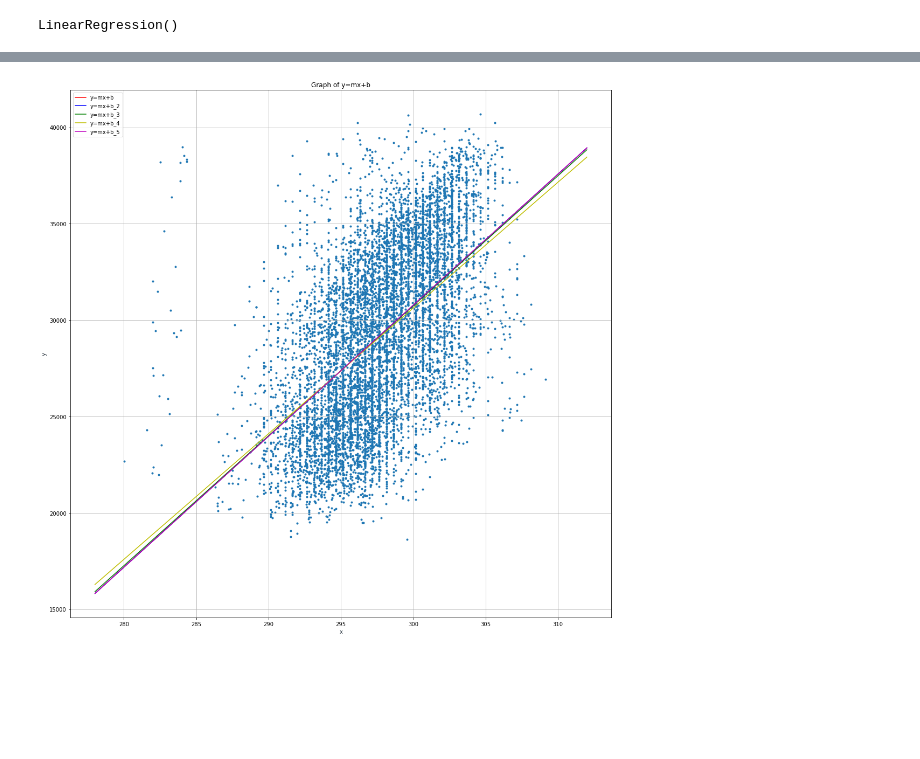
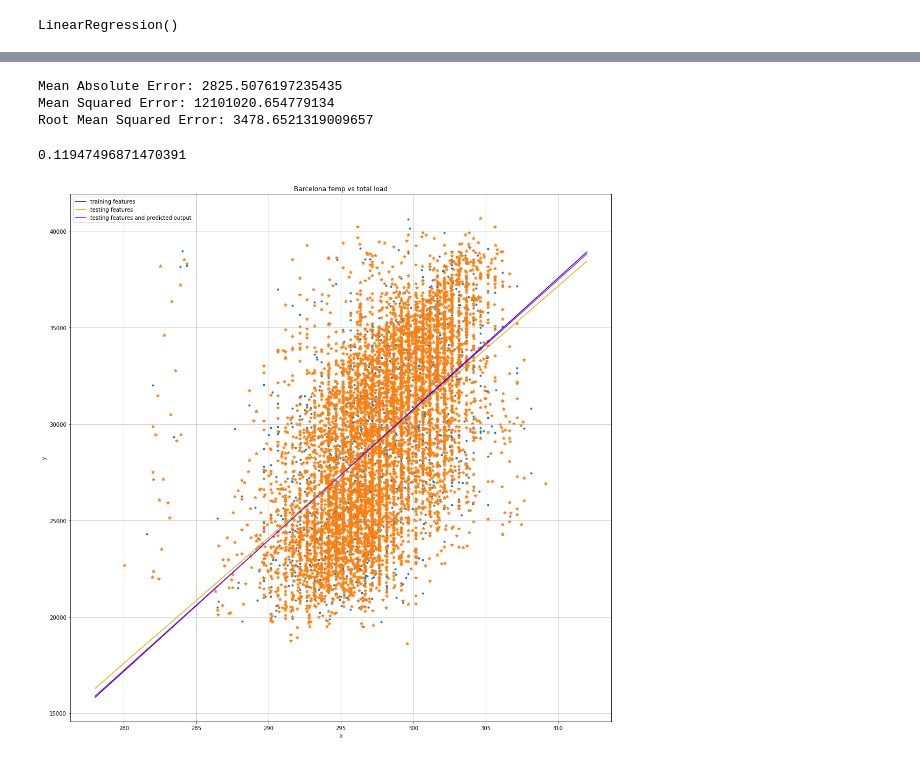
Before and after one commit to dbolis/Spain-Energy-Data-Analysis, a Jupyter notebook: EnergyNotebook.ipynb, the cells around one changed output, grey strips where cells are left out. Drawn from its saved outputs; the diff is of its cells as text; code cells hidden in the pictures; blank space fills up the shorter version.

Commit message:
added all weather features for summer, random forest

```diff
--- a/EnergyNotebook.ipynb
+++ b/EnergyNotebook.ipynb
@@ -857,10 +874,11 @@ weather_all_spain_summer
 # %% [markdown]
 ### Linear regression model with summer months
 # %%
-X_summer = np.array(weather_all_spain_summer.iloc[:,1:2])
+X_summer = np.array(weather_all_spain_summer.iloc[:,1:21])
 y_summer = np.array(weather_all_spain_summer['total load actual'])
 
-scaler2 = StandardScaler().fit(X_summer)
+scaler2 = StandardScaler(with_std = True)
+scaler2.fit(X_summer)
 X_summer_scaled = scaler2.transform(X_summer)
 
 
@@ -877,0 +898,7 @@ Mean Squared Error: 14782843.194652071
+# %%
+poly_summer = PolynomialFeatures(4)
+X_train_summer_poly = poly_summer.fit_transform(X_train_summer)
+X_test_summer_poly =  poly_summer.fit_transform(X_test_summer)
+# %%
+reg_summer_poly = LinearRegression()
+reg_summer_poly.fit(X_train_summer_poly, y_train_summer)
@@ -879,8 +915,8 @@ Mean Squared Error: 14782843.194652071
 def linear(x, m, b):
     return m*x + b
 
-constants1 = sp.optimize.curve_fit(linear , np.reshape(X_train_summer, (7060)).tolist(),np.reshape(y_train_summer, (7060)).tolist())
-constants2 = sp.optimize.curve_fit(linear , weather_all_spain_summer.iloc[:,1:2].squeeze(), weather_all_spain_summer['total load actual'].squeeze())
-constants3 = sp.optimize.curve_fit(linear , np.reshape(X_test_summer, (1766)).tolist(),np.reshape(y_test_summer, (1766)).tolist())
-constants4 = sp.optimize.curve_fit(linear , np.reshape(X_test_summer, (1766)).tolist(),np.reshape(y_pred_summer, (1766)).tolist())
+constants1 = sp.optimize.curve_fit(linear , np.reshape(X_train_summer[:,0], (7060)).tolist(),np.reshape(y_train_summer, (7060)).tolist())
+# constants2 = sp.optimize.curve_fit(linear , weather_all_spain_summer.iloc[:,5:6].squeeze(), weather_all_spain_summer['total load actual'].squeeze())
+constants3 = sp.optimize.curve_fit(linear , np.reshape(X_test_summer[:,0], (1766)).tolist(),np.reshape(y_test_summer, (1766)).tolist())
+constants4 = sp.optimize.curve_fit(linear , np.reshape(X_test_summer[:,0], (1766)).tolist(),np.reshape(y_pred_summer, (1766)).tolist())
 # %%
@@ -902,26 +928,39 @@ print(constants4)
 # %%
-# from sklearn import metrics
-# print('Mean Absolute Error:', metrics.mean_absolute_error(y_test_summer, y_pred_summer))
-# print('Mean Squared Error:', metrics.mean_squared_error(y_test_summer, y_pred_summer))
-# print('Root Mean Squared Error:', np.sqrt(metrics.mean_squared_error(y_test_summer, y_pred_summer)))
+from sklearn import metrics
+print('Mean Absolute Error:', metrics.mean_absolute_error(y_test_summer, y_pred_summer))
+print('Mean Squared Error:', metrics.mean_squared_error(y_test_summer, y_pred_summer))
+print('Root Mean Squared Error:', np.sqrt(metrics.mean_squared_error(y_test_summer, y_pred_summer)))
+# %% [output]
+Mean Absolute Error: 2825.5076197235435
+Mean Squared Error: 12101020.654779134
+Root Mean Squared Error: 3478.6521319009657
+# %%
+#Signal to nosie
+
+S2N = np.sqrt(metrics.mean_squared_error(y_test_summer, y_pred_summer))/np.mean(y_test_summer)
+S2N
+# %% [output]
+0.11947496871470391
 # %%
 x = np.linspace(278,312,100)
-y = reg_summer.coef_*x+reg_summer.intercept_
+# y = reg_summer.coef_*x+reg_summer.intercept_
 y2 = constants1[0][0]*x + constants1[0][1]
-y3 = constants2[0][0]*x + constants2[0][1]
+# y3 = constants2[0][0]*x + constants2[0][1]
 y4 = constants3[0][0]*x + constants3[0][1]
 y5 = constants4[0][0]*x + constants4[0][1]
-plt.plot(x, y, '-r', label='y=mx+b')
-plt.plot(x, y2, '-b', label='y=mx+b_2')
-plt.plot(x,y3, '-g', label='y=mx+b_3')
-plt.plot(x,y4, '-y', label='y=mx+b_4')
-plt.plot(x,y5, '-m', label='y=mx+b_5')
-plt.scatter(barcelona_load_summer["tempBar"], barcelona_load_summer["total load actual"], marker=".")
-plt.title('Graph of y=mx+b')
+# plt.plot(x, y, '-r', label='y=mx+b')
+plt.plot(x, y2, '-b', label='training features')
+# plt.plot(x,y3, '-g', label='y=mx+b_3')
+plt.plot(x,y4, '-y', label='testing features')
+plt.plot(x,y5, '-m', label='testing features and predicted output')
+# plt.scatter(X_summer, y_summer, marker="^")
+plt.scatter(X_test_summer[:,0], y_test_summer, marker=".")
+plt.scatter(X_train_summer[:,0], y_train_summer, marker="*")
+plt.title('Barcelona temp vs total load')
 plt.xlabel('x', color='#1C2833')
 plt.ylabel('y', color='#1C2833')
 plt.legend(loc='upper left')
 plt.grid()
 plt.show()
 # %% [output]
-[figure, old version]
+[figure, new version]
```
Also changed, not shown: parts of 22 cells of this notebook.
